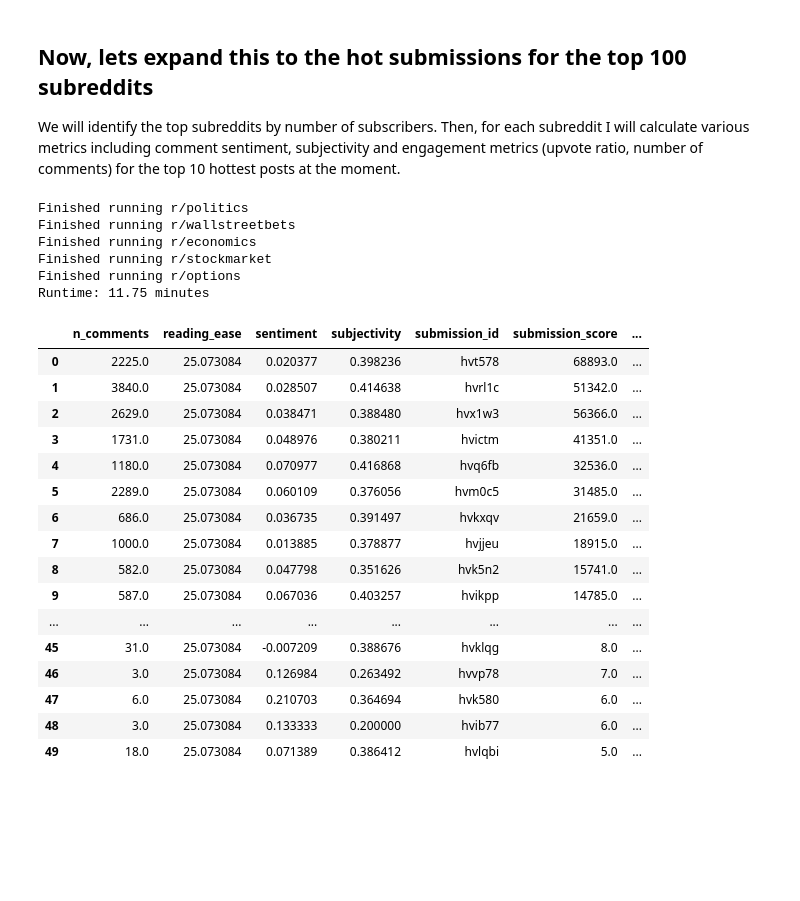
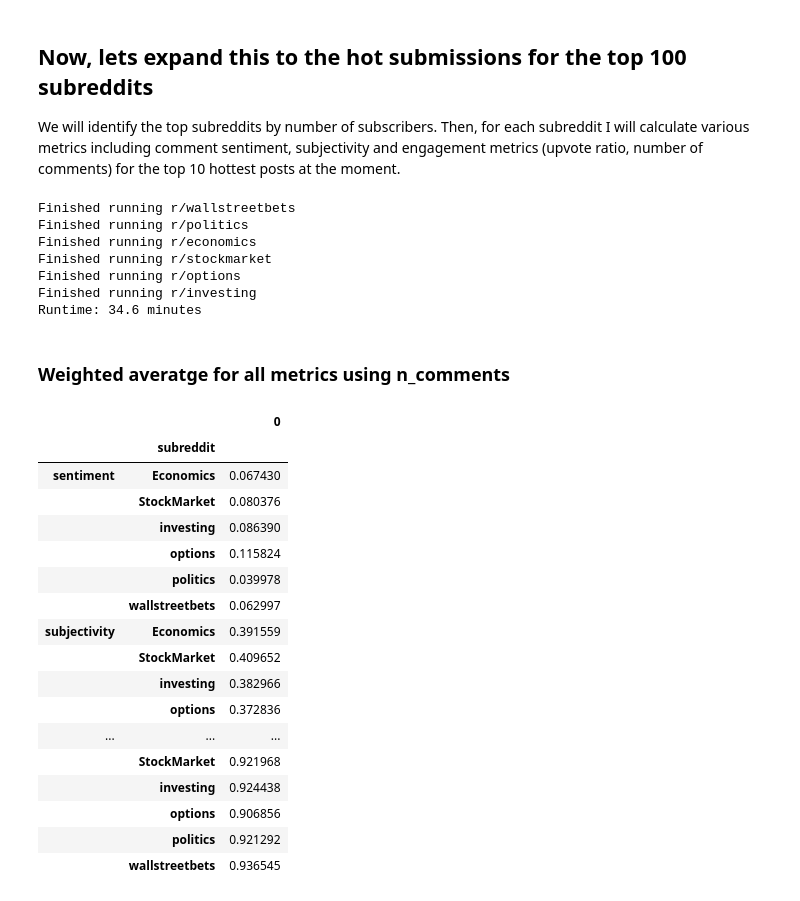
Before and after one commit to himi64/reddit_nlp, a Jupyter notebook: praw_exploration_notebooks/reddit_sentiment_analysis.ipynb, the cells around one changed output. Drawn from its saved outputs; the diff is of its cells as text; code cells hidden in the pictures; blank space fills up the shorter version.

```diff
--- a/praw_exploration_notebooks/reddit_sentiment_analysis.ipynb
+++ b/praw_exploration_notebooks/reddit_sentiment_analysis.ipynb
@@ -151,7 +130,7 @@ top_subs = top_subs[top_subs['Reddit']!='/r/announcements'] # announcements subr
 top_subs = top_subs[top_subs['Rank']<=100]
 list_of_subs = [x.split('/')[-1] for x in top_subs['Reddit']]
 # %%
-list_of_subs = ['politics', 'wallstreetbets', 'economics', 'stockmarket', 'options']
+list_of_subs = ['wallstreetbets', 'politics', 'economics', 'stockmarket', 'options', 'investing']
 # %%
 start_time = datetime.datetime.now() # Start timer
 metrics_df = pd.DataFrame()
@@ -169,7 +148,7 @@ for sub in list_of_subs:
         # Analyze individual comments
         submission_sentiment_total = 0
         submission_subjectivity_total = 0
-        reading_ease_total = 0
+        reading_level_total = 0
         for comment in all_comments:
             # Sentiment Index
             analysis = TextBlob(comment.body)
@@ -178,12 +157,12 @@ for sub in list_of_subs:
 
             # Readability Metrics
             readability_results = readability.getmeasures(top_level_comment_string, lang='en')
-            reading_ease = readability_results['readability grades']['FleschReadingEase']
-            reading_ease_total = reading_ease_total + reading_ease
+            reading_level = readability_results['readability grades']['Kincaid']
+            reading_level_total = reading_level_total + reading_level
 
         sentiment_avg = submission_sentiment_total / len(all_comments)
         subjectivity_avg = submission_subjectivity_total / len(all_comments)
-        reading_ease_avg = reading_ease_total / len(all_comments)
+        reading_level_avg = reading_level_total / len(all_comments)
         # Append to DF
         metrics_df = metrics_df.append({'subreddit': sub_name,
                                         'submission_id': submission.id,
@@ -192,7 +171,7 @@ for sub in list_of_subs:
                                         'n_comments': len(all_comments),
                                         'sentiment': sentiment_avg,
                                         'subjectivity': subjectivity_avg,
-                                        'reading_ease': reading_ease_avg},
+                                        'reading_level': reading_level_avg},
                                        ignore_index=True
                                       )
 
@@ -202,29 +181,41 @@ end_time = datetime.datetime.now() # Finish timer
 
 print(f"Runtime: {((end_time - start_time).seconds) / 60} minutes")
 # %% [output]
+Finished running r/wallstreetbets
 Finished running r/politics
-Finished running r/wallstreetbets
 Finished running r/economics
 Finished running r/stockmarket
 Finished running r/options
-Runtime: 11.75 minutes
+Finished running r/investing
+Runtime: 34.6 minutes
-# %%
-metrics_df
-# %% [output]
-|  | n_comments | reading_ease | sentiment | subjectivity | submission_id | submission_score | ... |
-| 0 | 2225.0 | 25.073084 | 0.020377 | 0.398236 | hvt578 | 68893.0 | ... |
-| 1 | 3840.0 | 25.073084 | 0.028507 | 0.414638 | hvrl1c | 51342.0 | ... |
-| 2 | 2629.0 | 25.073084 | 0.038471 | 0.388480 | hvx1w3 | 56366.0 | ... |
-| 3 | 1731.0 | 25.073084 | 0.048976 | 0.380211 | hvictm | 41351.0 | ... |
-| 4 | 1180.0 | 25.073084 | 0.070977 | 0.416868 | hvq6fb | 32536.0 | ... |
-| 5 | 2289.0 | 25.073084 | 0.060109 | 0.376056 | hvm0c5 | 31485.0 | ... |
-| 6 | 686.0 | 25.073084 | 0.036735 | 0.391497 | hvkxqv | 21659.0 | ... |
-| 7 | 1000.0 | 25.073084 | 0.013885 | 0.378877 | hvjjeu | 18915.0 | ... |
-| 8 | 582.0 | 25.073084 | 0.047798 | 0.351626 | hvk5n2 | 15741.0 | ... |
-| 9 | 587.0 | 25.073084 | 0.067036 | 0.403257 | hvikpp | 14785.0 | ... |
-| ... | ... | ... | ... | ... | ... | ... | ... |
-| 45 | 31.0 | 25.073084 | -0.007209 | 0.388676 | hvklqg | 8.0 | ... |
-| 46 | 3.0 | 25.073084 | 0.126984 | 0.263492 | hvvp78 | 7.0 | ... |
-| 47 | 6.0 | 25.073084 | 0.210703 | 0.364694 | hvk580 | 6.0 | ... |
-| 48 | 3.0 | 25.073084 | 0.133333 | 0.200000 | hvib77 | 6.0 | ... |
-| 49 | 18.0 | 25.073084 | 0.071389 | 0.386412 | hvlqbi | 5.0 | ... |
+# %% [markdown]
+### Weighted averatge for all metrics using n_comments
+# %%
+avg_metrics = metrics_df.groupby('subreddit').apply(lambda x: pd.Series([np.average(x['sentiment'], weights=x['n_comments']),
+                                                                         np.average(x['subjectivity'],weights=x['n_comments']),
+                                                                         np.average(x['reading_level'],weights=x['n_comments']),
+                                                                         np.average(x['submission_upvote_ratio'],weights=x['n_comments'])
+                                                                        ],
+                                                                        index=['sentiment','subjectivity', 'reading_level', 'submission_upvote_ratio'])).unstack()
+# %%
+avg_metrics = pd.DataFrame(avg_metrics)
+avg_metrics
+# %% [output]
+|  |  | 0 |
+|  | subreddit |  |
+| sentiment | Economics | 0.067430 |
+|  | StockMarket | 0.080376 |
+|  | investing | 0.086390 |
+|  | options | 0.115824 |
+|  | politics | 0.039978 |
+|  | wallstreetbets | 0.062997 |
+| subjectivity | Economics | 0.391559 |
+|  | StockMarket | 0.409652 |
+|  | investing | 0.382966 |
+|  | options | 0.372836 |
+| ... | ... | ... |
+|  | StockMarket | 0.921968 |
+|  | investing | 0.924438 |
+|  | options | 0.906856 |
+|  | politics | 0.921292 |
+|  | wallstreetbets | 0.936545 |
```
Also changed, not shown: parts of 11 cells of this notebook.
